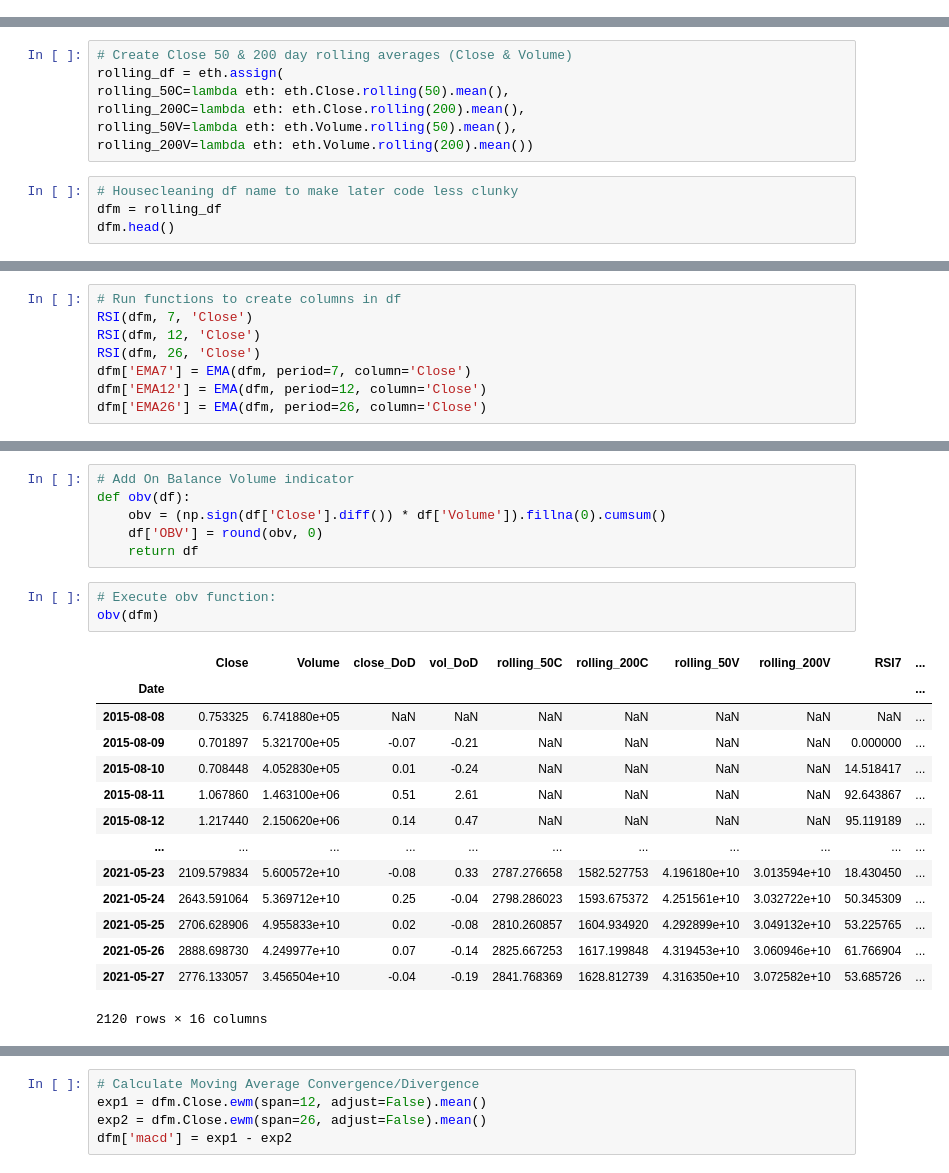
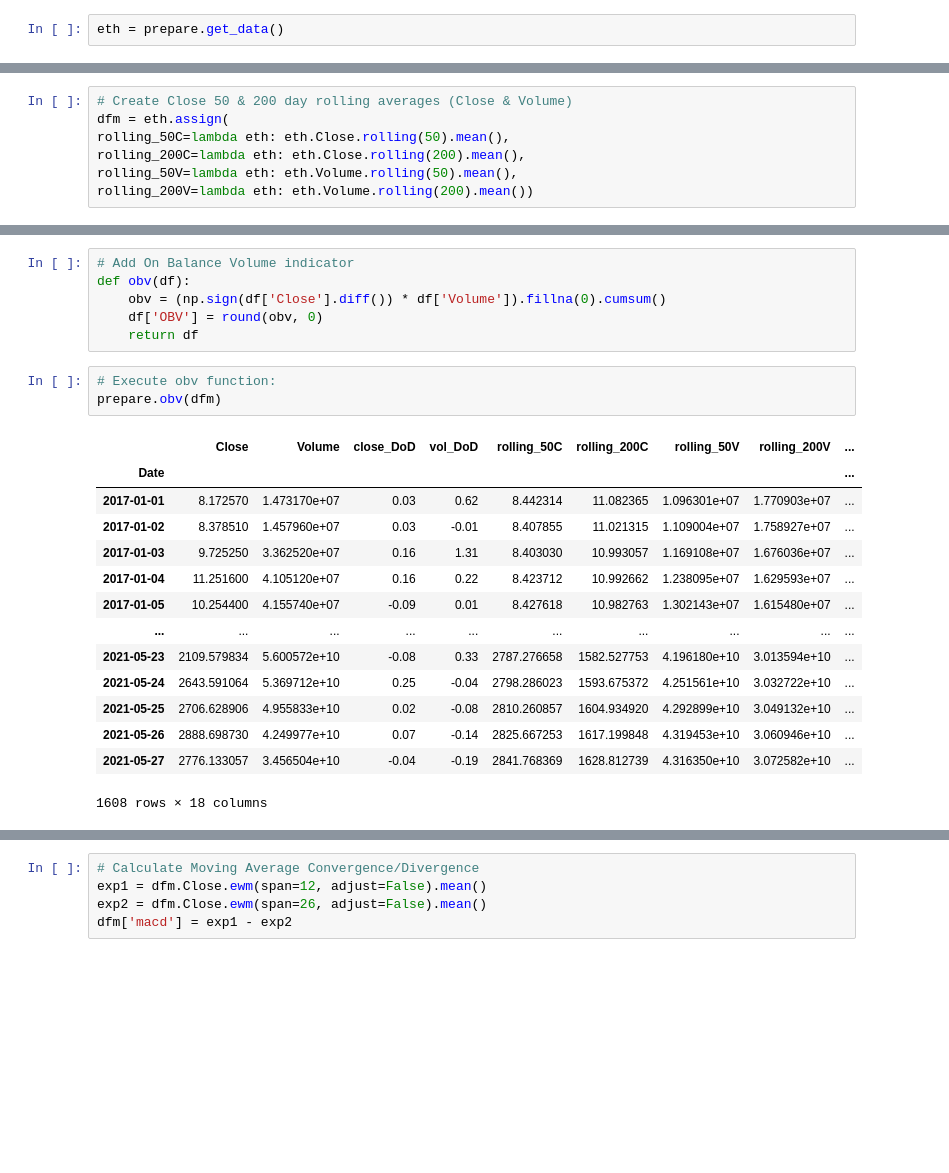
Before and after one commit to albertopuentes/Individual-Project, a Jupyter notebook: individual-project-notebook.ipynb, the cells around one changed output, grey strips where cells are left out. Drawn from its saved outputs; the diff is of its cells as text; blank space fills up the shorter version.

```diff
--- a/individual-project-notebook.ipynb
+++ b/individual-project-notebook.ipynb
@@ -44,0 +36,2 @@ eth = pd.read_csv('ETH-USD.csv')
+# %%
+eth = prepare.get_data()
@@ -191,12 +195,8 @@ eth['close_DoD'] = round(eth.Close.pct_change(), 2)
 eth['vol_DoD'] = round(eth.Volume.pct_change(), 2)
 # %%
 # Create Close 50 & 200 day rolling averages (Close & Volume)
-rolling_df = eth.assign(
+dfm = eth.assign(
 rolling_50C=lambda eth: eth.Close.rolling(50).mean(),
 rolling_200C=lambda eth: eth.Close.rolling(200).mean(),
 rolling_50V=lambda eth: eth.Volume.rolling(50).mean(),
 rolling_200V=lambda eth: eth.Volume.rolling(200).mean())
-# %%
-# Housecleaning df name to make later code less clunky
-dfm = rolling_df
-dfm.head()
@@ -236,11 +267,3 @@ def RSI(df, period, column):
 
     df['RSI'+str(period)] = RSI
     return df
-# %%
-# Run functions to create columns in df
-RSI(dfm, 7, 'Close')
-RSI(dfm, 12, 'Close')
-RSI(dfm, 26, 'Close')
-dfm['EMA7'] = EMA(dfm, period=7, column='Close')
-dfm['EMA12'] = EMA(dfm, period=12, column='Close')
-dfm['EMA26'] = EMA(dfm, period=26, column='Close')
@@ -275,22 +316,22 @@ def obv(df):
     return df
 # %%
 # Execute obv function:
-obv(dfm)
+prepare.obv(dfm)
 # %% [output]
-|  | Close | Volume | close_DoD | vol_DoD | rolling_50C | rolling_200C | rolling_50V | rolling_200V | RSI7 | ... |
-| Date |  |  |  |  |  |  |  |  |  | ... |
-| 2015-08-08 | 0.753325 | 6.741880e+05 | NaN | NaN | NaN | NaN | NaN | NaN | NaN | ... |
-| 2015-08-09 | 0.701897 | 5.321700e+05 | -0.07 | -0.21 | NaN | NaN | NaN | NaN | 0.000000 | ... |
-| 2015-08-10 | 0.708448 | 4.052830e+05 | 0.01 | -0.24 | NaN | NaN | NaN | NaN | 14.518417 | ... |
-| 2015-08-11 | 1.067860 | 1.463100e+06 | 0.51 | 2.61 | NaN | NaN | NaN | NaN | 92.643867 | ... |
-| 2015-08-12 | 1.217440 | 2.150620e+06 | 0.14 | 0.47 | NaN | NaN | NaN | NaN | 95.119189 | ... |
-| ... | ... | ... | ... | ... | ... | ... | ... | ... | ... | ... |
-| 2021-05-23 | 2109.579834 | 5.600572e+10 | -0.08 | 0.33 | 2787.276658 | 1582.527753 | 4.196180e+10 | 3.013594e+10 | 18.430450 | ... |
-| 2021-05-24 | 2643.591064 | 5.369712e+10 | 0.25 | -0.04 | 2798.286023 | 1593.675372 | 4.251561e+10 | 3.032722e+10 | 50.345309 | ... |
-| 2021-05-25 | 2706.628906 | 4.955833e+10 | 0.02 | -0.08 | 2810.260857 | 1604.934920 | 4.292899e+10 | 3.049132e+10 | 53.225765 | ... |
-| 2021-05-26 | 2888.698730 | 4.249977e+10 | 0.07 | -0.14 | 2825.667253 | 1617.199848 | 4.319453e+10 | 3.060946e+10 | 61.766904 | ... |
-| 2021-05-27 | 2776.133057 | 3.456504e+10 | -0.04 | -0.19 | 2841.768369 | 1628.812739 | 4.316350e+10 | 3.072582e+10 | 53.685726 | ... |
+|  | Close | Volume | close_DoD | vol_DoD | rolling_50C | rolling_200C | rolling_50V | rolling_200V | ... |
+| Date |  |  |  |  |  |  |  |  | ... |
+| 2017-01-01 | 8.172570 | 1.473170e+07 | 0.03 | 0.62 | 8.442314 | 11.082365 | 1.096301e+07 | 1.770903e+07 | ... |
+| 2017-01-02 | 8.378510 | 1.457960e+07 | 0.03 | -0.01 | 8.407855 | 11.021315 | 1.109004e+07 | 1.758927e+07 | ... |
+| 2017-01-03 | 9.725250 | 3.362520e+07 | 0.16 | 1.31 | 8.403030 | 10.993057 | 1.169108e+07 | 1.676036e+07 | ... |
+| 2017-01-04 | 11.251600 | 4.105120e+07 | 0.16 | 0.22 | 8.423712 | 10.992662 | 1.238095e+07 | 1.629593e+07 | ... |
+| 2017-01-05 | 10.254400 | 4.155740e+07 | -0.09 | 0.01 | 8.427618 | 10.982763 | 1.302143e+07 | 1.615480e+07 | ... |
+| ... | ... | ... | ... | ... | ... | ... | ... | ... | ... |
+| 2021-05-23 | 2109.579834 | 5.600572e+10 | -0.08 | 0.33 | 2787.276658 | 1582.527753 | 4.196180e+10 | 3.013594e+10 | ... |
+| 2021-05-24 | 2643.591064 | 5.369712e+10 | 0.25 | -0.04 | 2798.286023 | 1593.675372 | 4.251561e+10 | 3.032722e+10 | ... |
+| 2021-05-25 | 2706.628906 | 4.955833e+10 | 0.02 | -0.08 | 2810.260857 | 1604.934920 | 4.292899e+10 | 3.049132e+10 | ... |
+| 2021-05-26 | 2888.698730 | 4.249977e+10 | 0.07 | -0.14 | 2825.667253 | 1617.199848 | 4.319453e+10 | 3.060946e+10 | ... |
+| 2021-05-27 | 2776.133057 | 3.456504e+10 | -0.04 | -0.19 | 2841.768369 | 1628.812739 | 4.316350e+10 | 3.072582e+10 | ... |
-2120 rows × 16 columns
+1608 rows × 18 columns
 # %%
 dfm.head()
 # %% [output]
```
Also changed, not shown: parts of 53 cells of this notebook.
